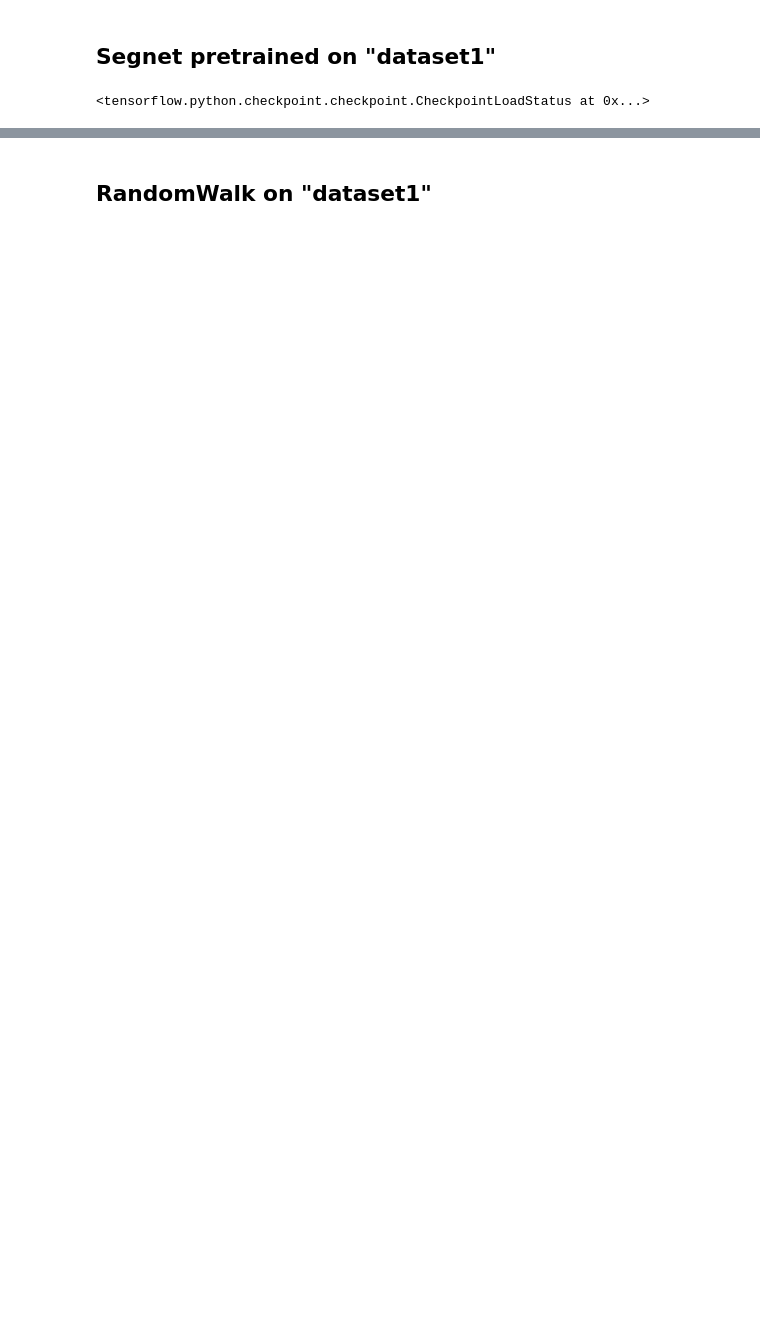
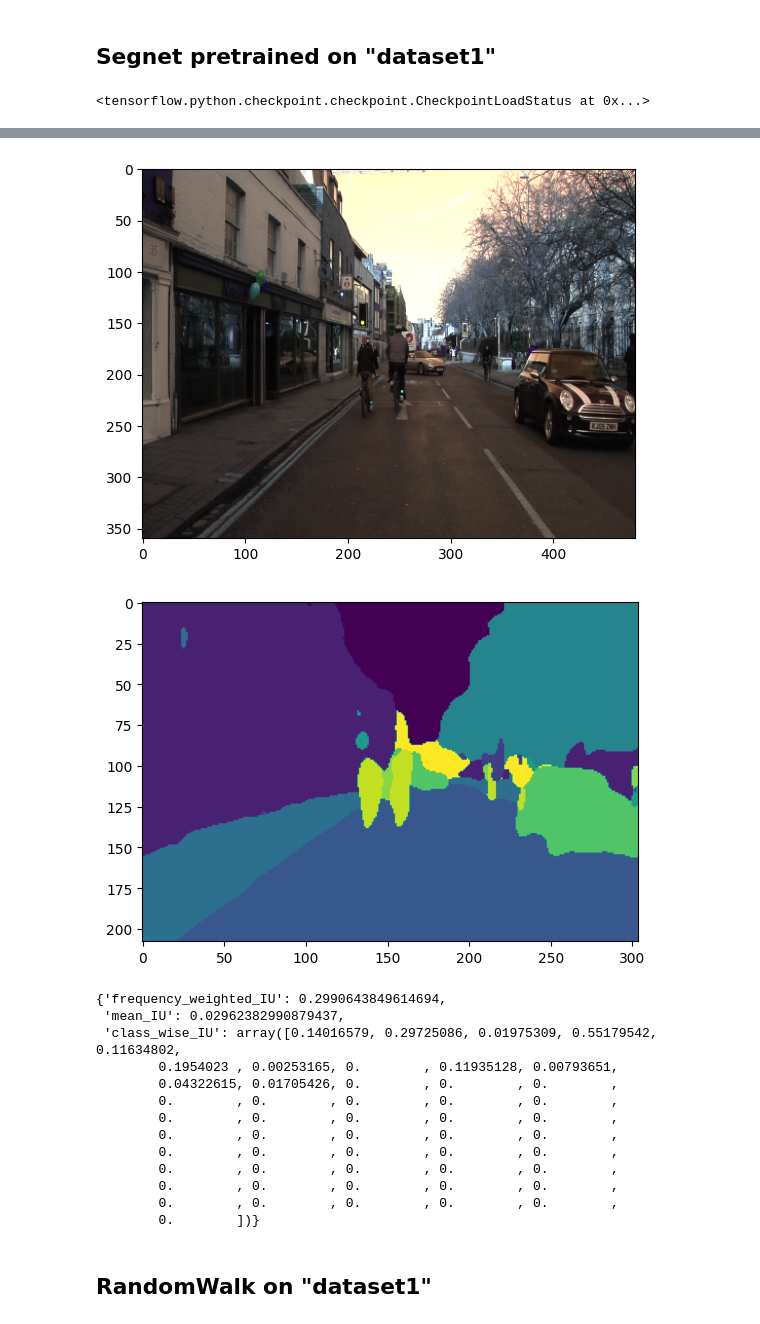
Before and after one commit to lucasgascon/ea_recherche, a Jupyter notebook: segmentation.ipynb, the cells around one changed output, grey strips where cells are left out. Saved outputs shown, nothing was run; the diff lists cells and outputs as text; code cells hidden in the pictures; blank space fills up the shorter version.

```diff
--- a/segmentation.ipynb
+++ b/segmentation.ipynb
@@ -31,14 +45,23 @@ print(eval_seg_dataset1)
 # %%
 from random_walk.evaluate import evaluate
 import cv2
+import matplotlib.pyplot as plt
 
 inp_images_pred = model_dataset1.predict_segmentation(
     inp="datasets/dataset1/images_prepped_test/0016E5_07965.png",
     #out_fname="/tmp/out.png",
 )
 
+plt.imshow(cv2.imread("datasets/dataset1/images_prepped_test/0016E5_07965.png"))
+plt.show()
+plt.imshow(inp_images_pred)
+plt.show()
+
 annotations = cv2.imread("datasets/dataset1/annotations_prepped_test/0016E5_07965.png")
 
 n_classes = 51
 
 eval_segnet_dataset1 = evaluate(inp_images_pred, annotations, n_classes)
+
+eval_segnet_dataset1
+# %% [output]
@@ -45,3 +69,18 @@ eval_segnet_dataset1 = evaluate(inp_images_pred, annotations, n_classes)
+[figure, added]
+[figure, added]
+{'frequency_weighted_IU': 0.2990643849614694,
+ 'mean_IU': 0.02962382990879437,
+ 'class_wise_IU': array([0.14016579, 0.29725086, 0.01975309, 0.55179542, 0.11634802,
+        0.1954023 , 0.00253165, 0.        , 0.11935128, 0.00793651,
+        0.04322615, 0.01705426, 0.        , 0.        , 0.        ,
+        0.        , 0.        , 0.        , 0.        , 0.        ,
+        0.        , 0.        , 0.        , 0.        , 0.        ,
+        0.        , 0.        , 0.        , 0.        , 0.        ,
+        0.        , 0.        , 0.        , 0.        , 0.        ,
+        0.        , 0.        , 0.        , 0.        , 0.        ,
+        0.        , 0.        , 0.        , 0.        , 0.        ,
+        0.        , 0.        , 0.        , 0.        , 0.        ,
+        0.        ])}
 # %% [markdown]
 ## RandomWalk on "dataset1"
 # %%
```
Also changed, not shown: parts of 6 cells of this notebook.
